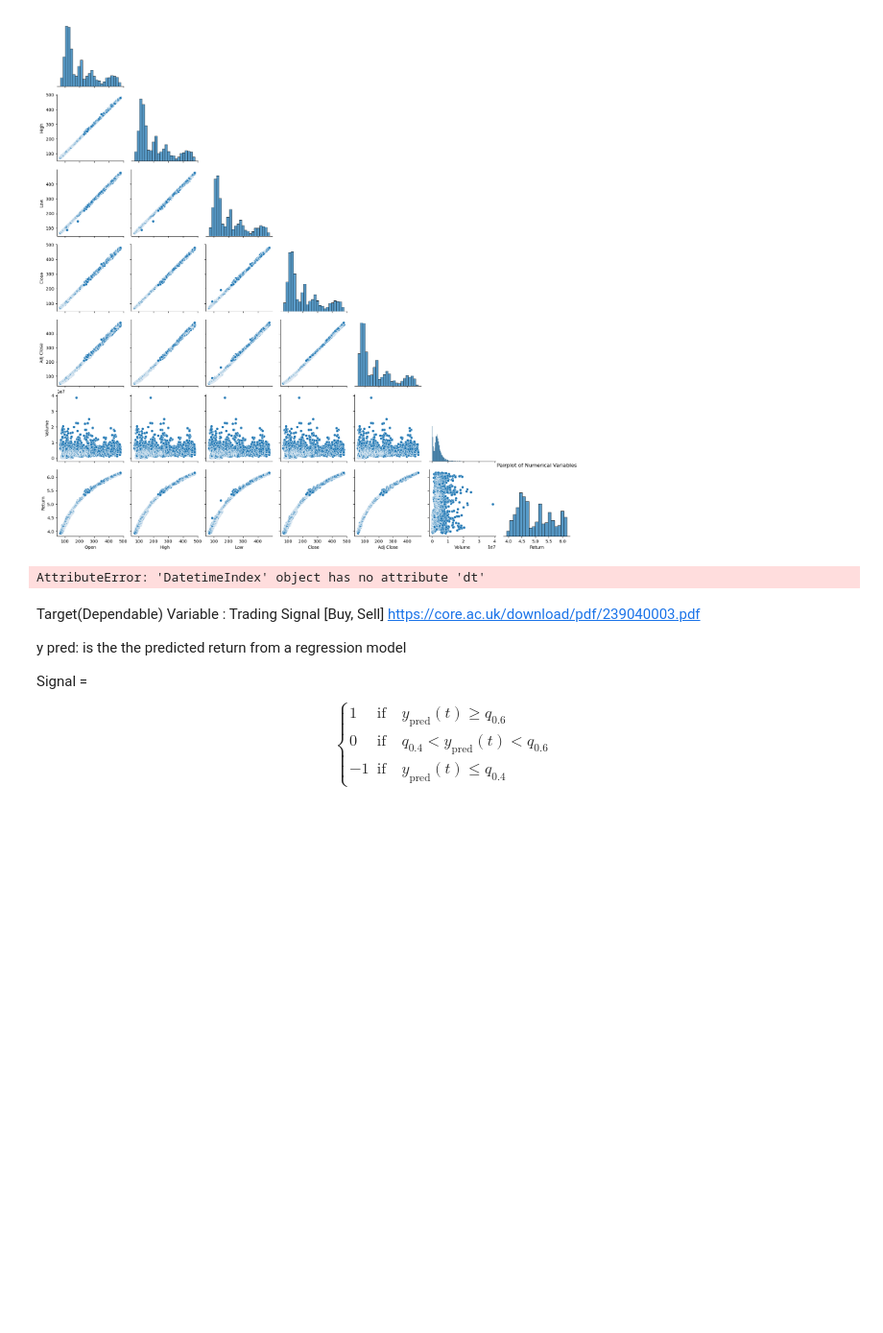
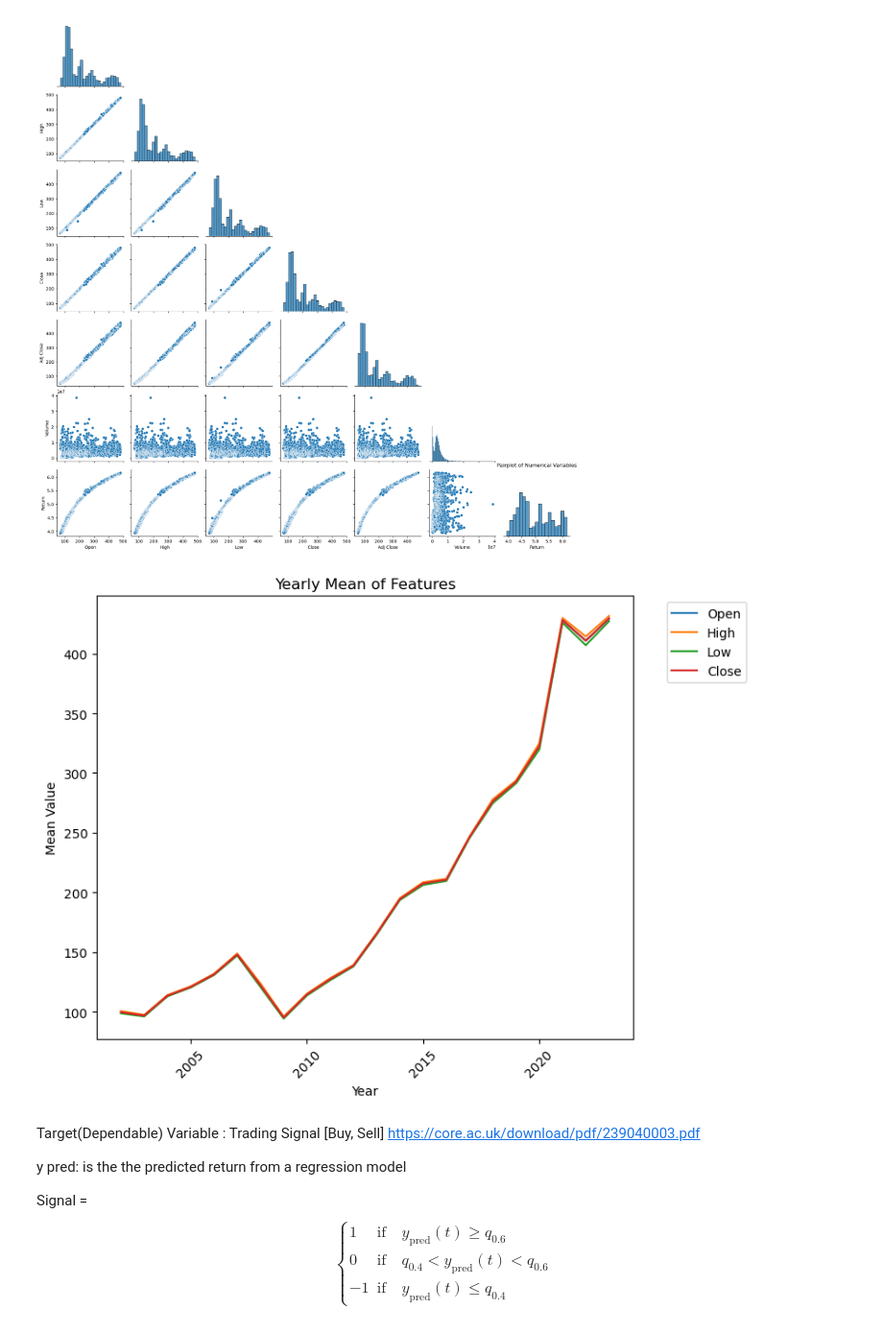
Before and after one commit to RashaJ90/Buy-Sell-Signals-XGBRegressor, a Jupyter notebook: notebooks/investor.ipynb, the cells around one changed output. Shown: that part at 96% size. Saved outputs shown, nothing was run; the diff lists cells and outputs as text; code cells hidden in the pictures; blank space fills up the shorter version.

```diff
--- a/notebooks/investor.ipynb
+++ b/notebooks/investor.ipynb
@@ -103,27 +105,27 @@ plt.show()
 # %%
 df_A = ivv_data.copy()
 
 # Extract year from the 'DATE' column
-df_A['Year'] = df_A.index.dt.year
+df_A['Year'] = df_A.index.year
 
 # Aggregate data by year and compute the mean for each feature
 yearly_data = df_A[['Year','Open', 'High', 'Low', 'Close']].groupby('Year').mean()
 
 # Reset index to have 'Year' as a regular column
 yearly_data.reset_index(inplace=True)
 
 # Melt the DataFrame to have a single x-axis for all features
 melted_yearly_data = yearly_data.melt(id_vars=['Year'], var_name='Feature', value_name='Mean Value')
 
 # Create a line plot
 plt.figure(figsize=(8, 6))
 sns.lineplot(data=melted_yearly_data, x='Year', y='Mean Value', hue='Feature')
 plt.title('Yearly Mean of Features')
 plt.xlabel('Year')
 plt.ylabel('Mean Value')
 plt.xticks(rotation=45)
 plt.legend(bbox_to_anchor=(1.05, 1), loc='upper left')
 plt.tight_layout()
 plt.show()
 # %% [output]
-AttributeError: 'DatetimeIndex' object has no attribute 'dt'
+[figure, added]
```
Also changed, not shown: parts of 16 cells of this notebook.
